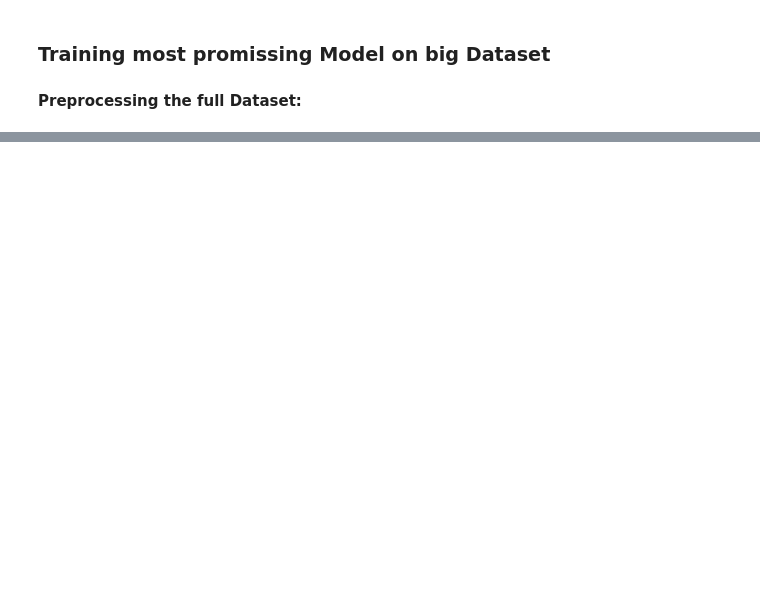
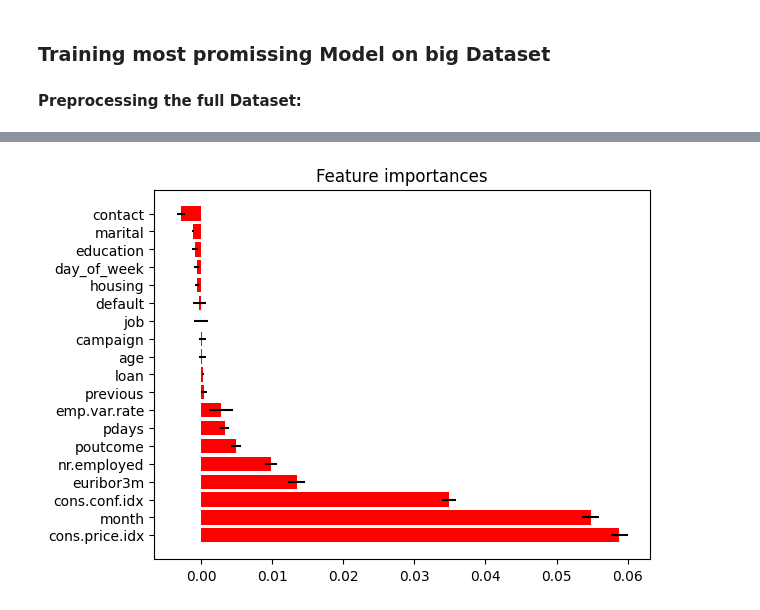
Before and after one commit to joscha-st/ibait_ml_g1, a Jupyter notebook: main copy.ipynb, the cells around one changed output, grey strips where cells are left out. Drawn from its saved outputs; the diff is of its cells as text; code cells hidden in the pictures; blank space fills up the shorter version.

```diff
--- a/main copy.ipynb
+++ b/main copy.ipynb
@@ -503,0 +601,13 @@ weighted avg       0.92      0.84      0.86     12357
+# %%
+from sklearn.inspection import permutation_importance
+r = permutation_importance(new_pipeline, bank_data_f_test, bank_target_f_test, n_repeats=10, random_state=0)
+
+importances = r.importances_mean
+std = r.importances_std
+indices = np.argsort(importances)[::-1]
+plt.figure()
+plt.title("Feature importances")
+plt.barh(bank_data_f_test.columns[indices], importances[indices], color="r", xerr=std[indices], align="center")
+plt.show()
+# %% [output]
+[figure, added]
```
Also changed, not shown: parts of 7 cells of this notebook.
